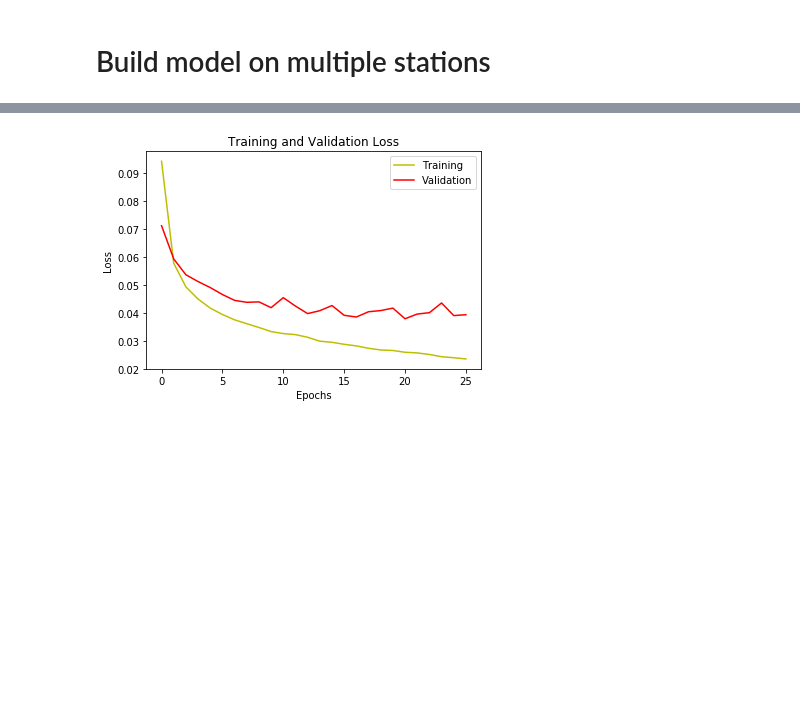
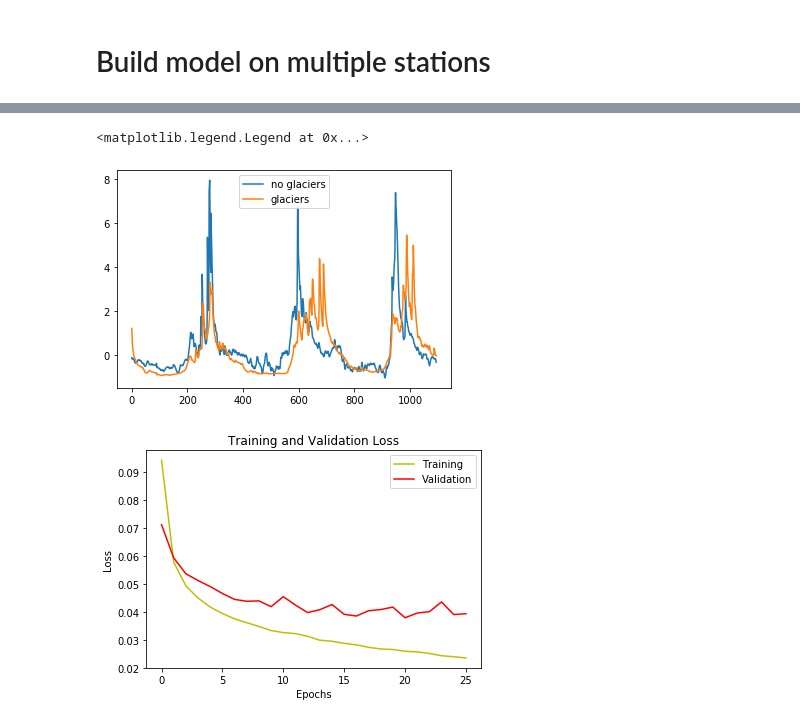
Before and after one commit to andersonsam/cnn_lstm_era, a Jupyter notebook: glacier_melt_lstm (21).ipynb, the cells around one changed output, grey strips where cells are left out. Drawn from its saved outputs; the diff is of its cells as text; code cells hidden in the pictures; blank space fills up the shorter version.

```diff
--- a/glacier_melt_lstm (21).ipynb
+++ b/glacier_melt_lstm (21).ipynb
@@ -597,3 +649,14 @@ Epoch 00026: early stopping
+# %%
+ind = 15
+start = ind*365*23
+fin = start + 365*3
+
+plt.plot(y_glaciers_predict[start:fin], label = 'no glaciers')
+plt.plot(y_glaciers[start:fin], label = 'glaciers')
+plt.legend()
+# %% [output]
+<matplotlib.legend.Legend at 0x...>
+[figure, added]
 # %%
 #save model
 
```
Also changed, not shown: parts of 16 cells of this notebook.
